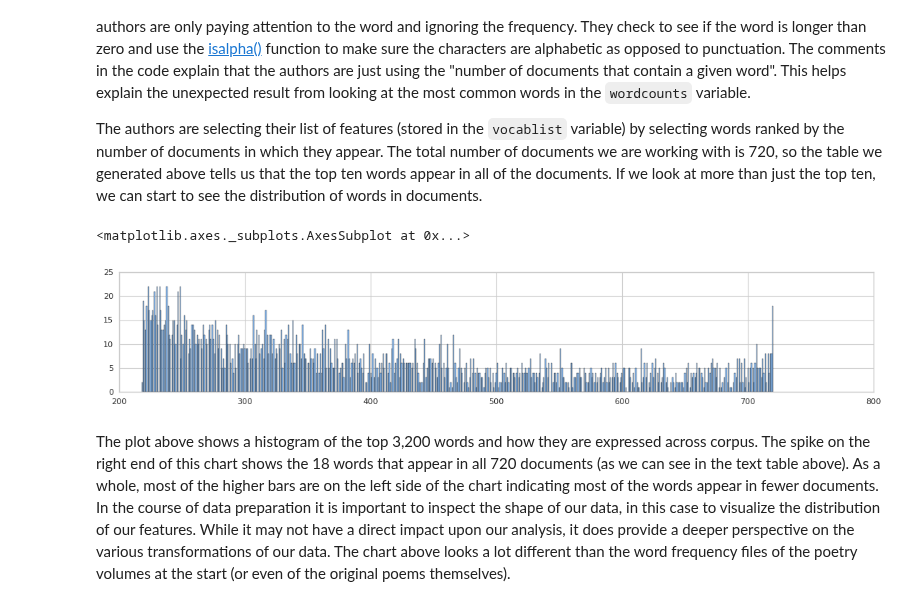
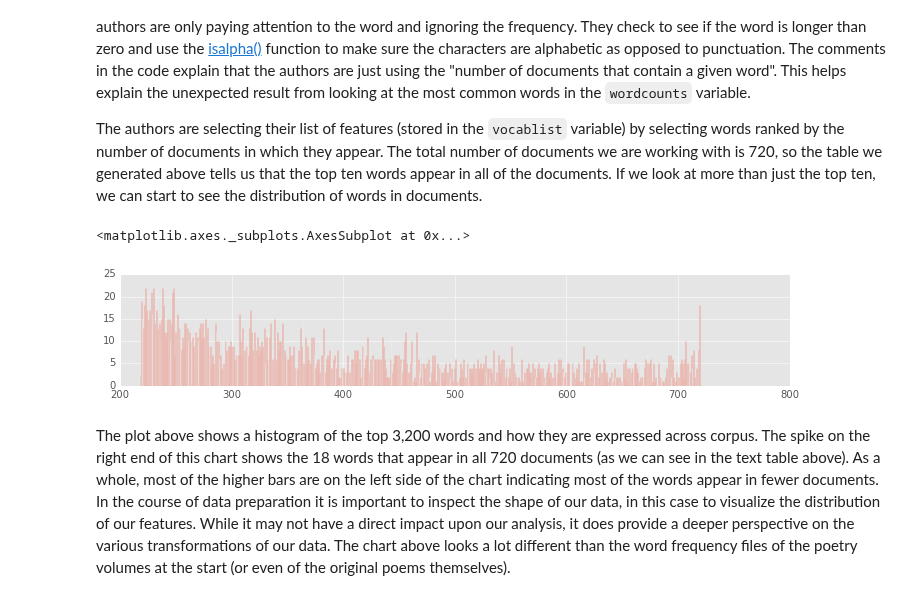
Before and after one commit to interedition/paceofchange, a Jupyter notebook: defactoring-pace-of-change.ipynb, the cells around one changed output. Saved outputs shown, nothing was run; the diff lists cells and outputs as text; code cells hidden in the pictures.

```diff
--- a/defactoring-pace-of-change.ipynb
+++ b/defactoring-pace-of-change.ipynb
@@ -645,11 +645,11 @@ At first glance it might seem strange that the count is 720 for all of the top w
 The authors are selecting their list of features (stored in the `vocablist` variable) by selecting words ranked by the number of documents in which they appear. The total number of documents we are working with is 720, so the table we generated above tells us that the top ten words appear in all of the documents. If we look at more than just the top ten, we can start to see the distribution of words in documents.
 # %%
 ### DEFACTORING INSPECTION
-plt.style.use('seaborn-whitegrid')
+plt.style.use('ggplot')
 pd.Series([x[1] for x in wordcounts.most_common(n=3200)]).hist(bins=720, figsize=(12,2))
 # %% [output]
 <matplotlib.axes._subplots.AxesSubplot at 0x...>
-[figure, old version]
+[figure, new version]
 # %% [markdown]
 The plot above shows a histogram of the top 3,200 words and how they are expressed across corpus. The spike on the right end of this chart shows the 18 words that appear in all 720 documents (as we can see in the text table above). As a whole, most of the higher bars are on the left side of the chart indicating most of the words appear in fewer documents. In the course of data preparation it is important to inspect the shape of our data, in this case to visualize the distribution of our features. While it may not have a direct impact upon our analysis, it does provide a deeper perspective on the various transformations of our data. The chart above looks a lot different than the word frequency files of the poetry volumes at the start (or even of the original poems themselves).
 # %%
```
Also changed, not shown: parts of 21 cells of this notebook, 1 other file.
